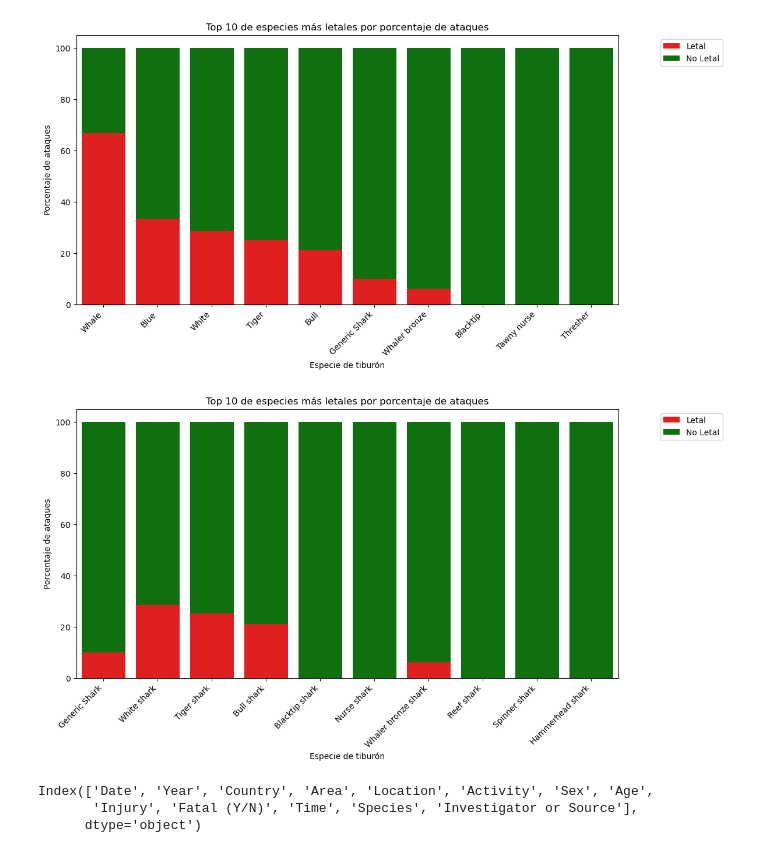
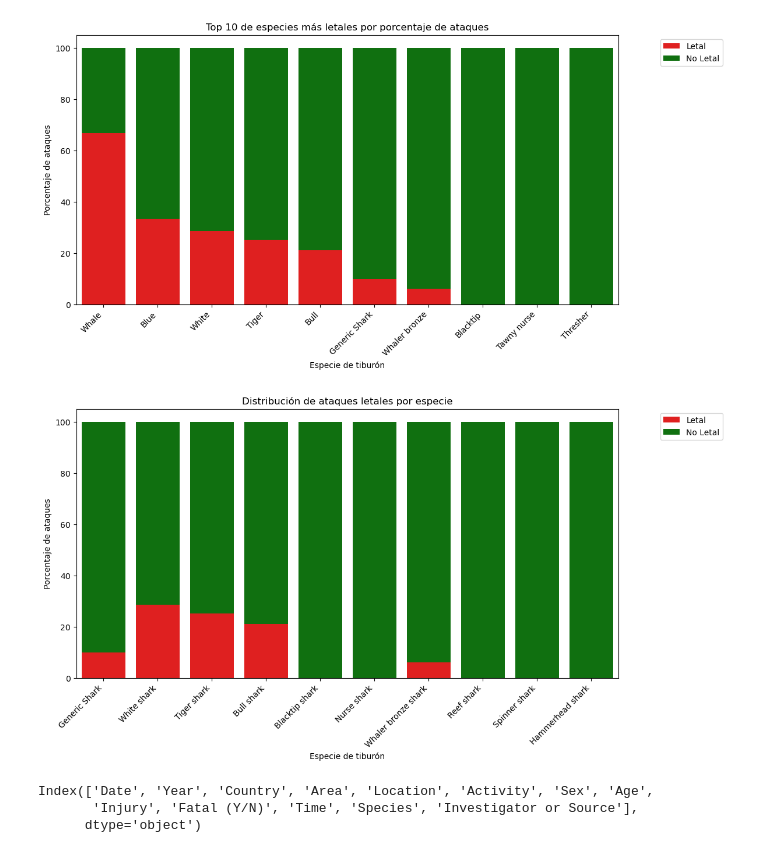
Before and after one commit to MiguelFernaandez/Proyects, a Jupyter notebook: Project1.ipynb, the cells around one changed output. Drawn from its saved outputs; the diff is of its cells as text; code cells hidden in the pictures.

```diff
--- a/Project1.ipynb
+++ b/Project1.ipynb
@@ -315,24 +315,24 @@ plt.show()
 # %%
 attack_counts = attack_sin_nan.groupby(['Species', 'Fatal (Y/N)']).size().unstack().fillna(0)
 attack_counts['Total Attacks'] = attack_counts.sum(axis=1)
 attack_counts['Lethal Percentage'] = (attack_counts['Y'] / attack_counts['Total Attacks']) * 100
 
 order = attack_counts.sort_values(by='Total Attacks', ascending=False).index[:10]
 attack_counts_top = attack_counts.loc[order]
 
 plt.figure(figsize=(12, 6))
 sns.barplot(x=attack_counts_top.index, y=attack_counts_top['Lethal Percentage'], color='red', label='Letal')
 sns.barplot(x=attack_counts_top.index, y=100 - attack_counts_top['Lethal Percentage'], bottom=attack_counts_top['Lethal Percentage'], color='green', label='No Letal')
 
-plt.title('Top 10 de especies más letales por porcentaje de ataques')
+plt.title('Distribución de ataques letales por especie')
 plt.xlabel('Especie de tiburón')
 plt.ylabel('Porcentaje de ataques')
 plt.legend(loc='upper right', bbox_to_anchor=(1.2, 1))
 plt.xticks(rotation=45, ha='right')
 
 plt.show()
 # %% [output]
-[figure, old version]
+[figure, new version]
 # %%
 attack_sin_nan.keys()
 # %% [output]
```
Also changed, not shown: parts of 5 cells of this notebook.
